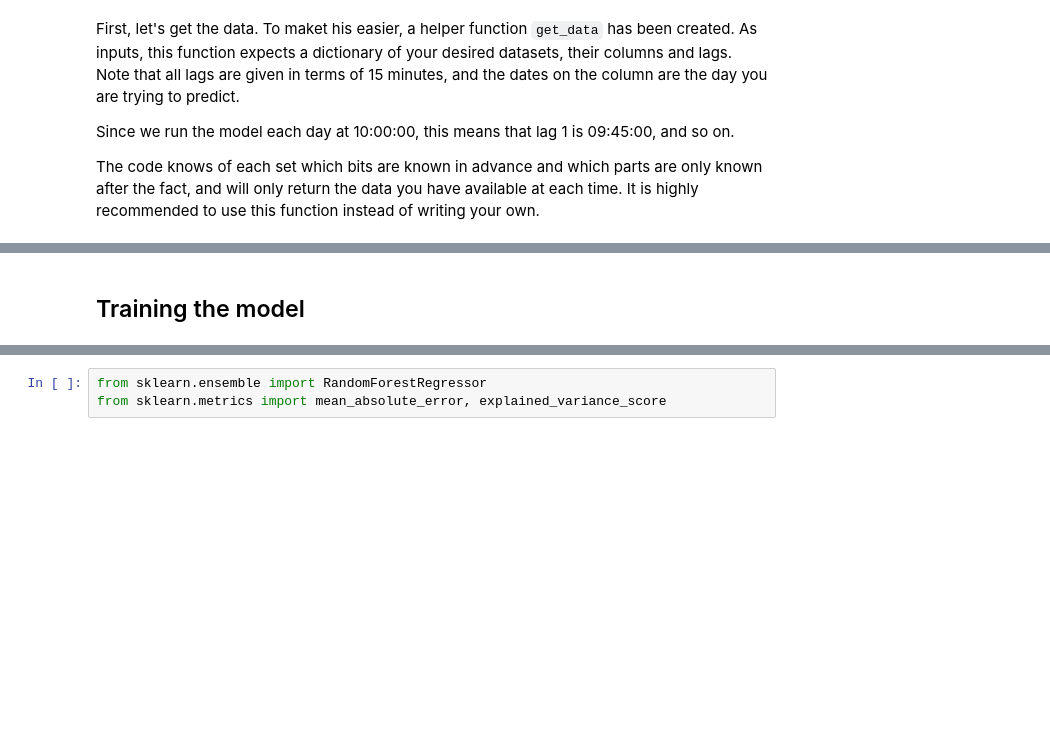
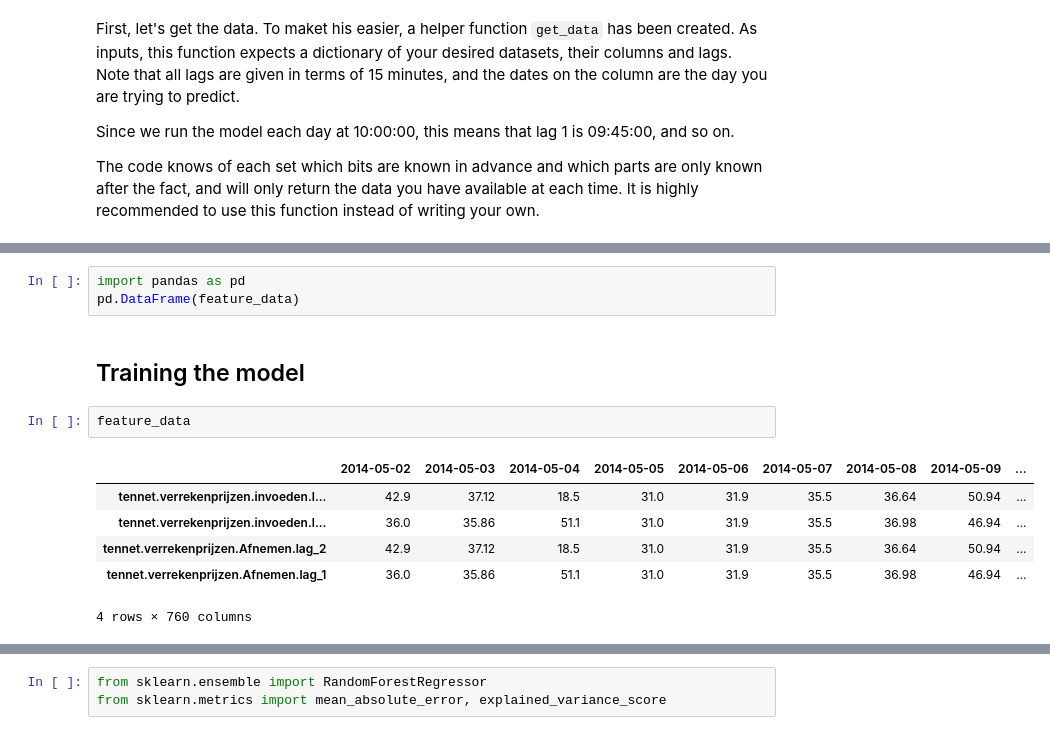
Before and after one commit to creativedutchmen/honkeyponkey, a Jupyter notebook: notebooks/hackaton_basic_example.ipynb, the cells around one changed output, grey strips where cells are left out. Drawn from its saved outputs; the diff is of its cells as text; blank space fills up the shorter version.

```diff
--- a/notebooks/hackaton_basic_example.ipynb
+++ b/notebooks/hackaton_basic_example.ipynb
@@ -62,2 +49,14 @@ target_data.head(8)
+# %%
+import pandas as pd
+pd.DataFrame(feature_data)
 # %% [markdown]
 ## Training the model
+# %%
+feature_data
+# %% [output]
+|  | 2014-05-02 | 2014-05-03 | 2014-05-04 | 2014-05-05 | 2014-05-06 | 2014-05-07 | 2014-05-08 | 2014-05-09 | ... |
+| tennet.verrekenprijzen.invoeden.l... | 42.9 | 37.12 | 18.5 | 31.0 | 31.9 | 35.5 | 36.64 | 50.94 | ... |
+| tennet.verrekenprijzen.invoeden.l... | 36.0 | 35.86 | 51.1 | 31.0 | 31.9 | 35.5 | 36.98 | 46.94 | ... |
+| tennet.verrekenprijzen.Afnemen.lag_2 | 42.9 | 37.12 | 18.5 | 31.0 | 31.9 | 35.5 | 36.64 | 50.94 | ... |
+| tennet.verrekenprijzen.Afnemen.lag_1 | 36.0 | 35.86 | 51.1 | 31.0 | 31.9 | 35.5 | 36.98 | 46.94 | ... |
+4 rows × 760 columns
```
Also changed, not shown: parts of 7 cells of this notebook, 5 other files.
